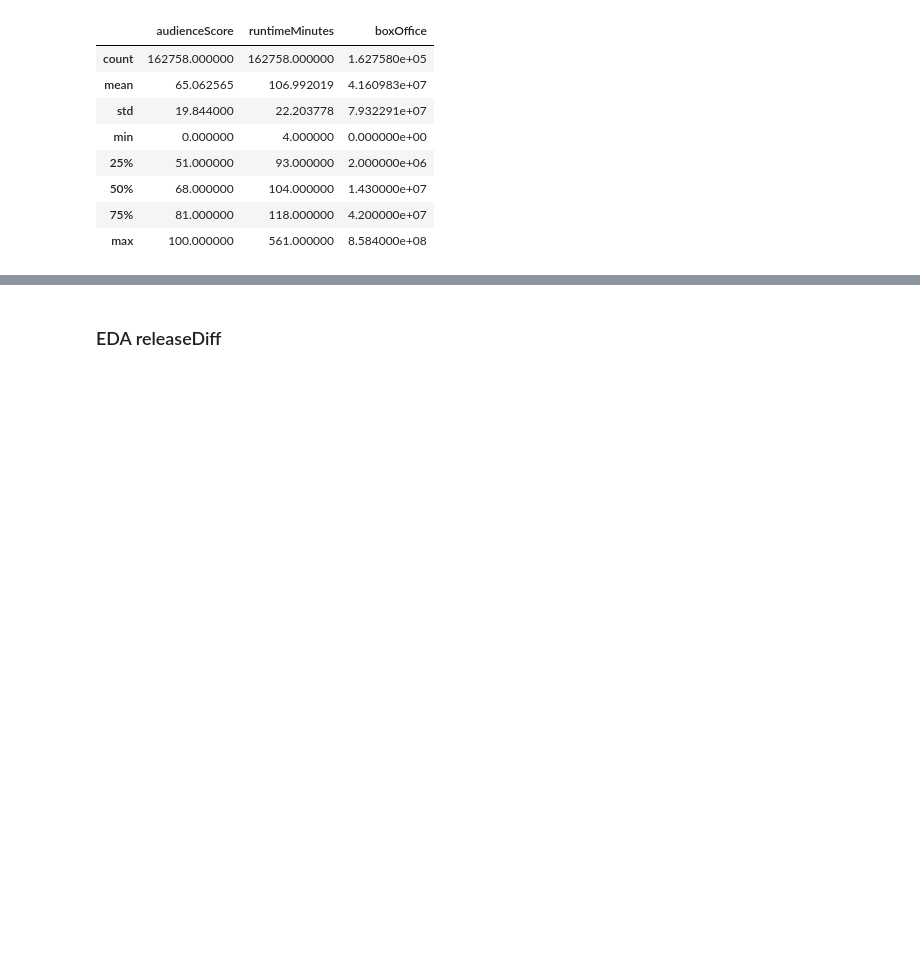
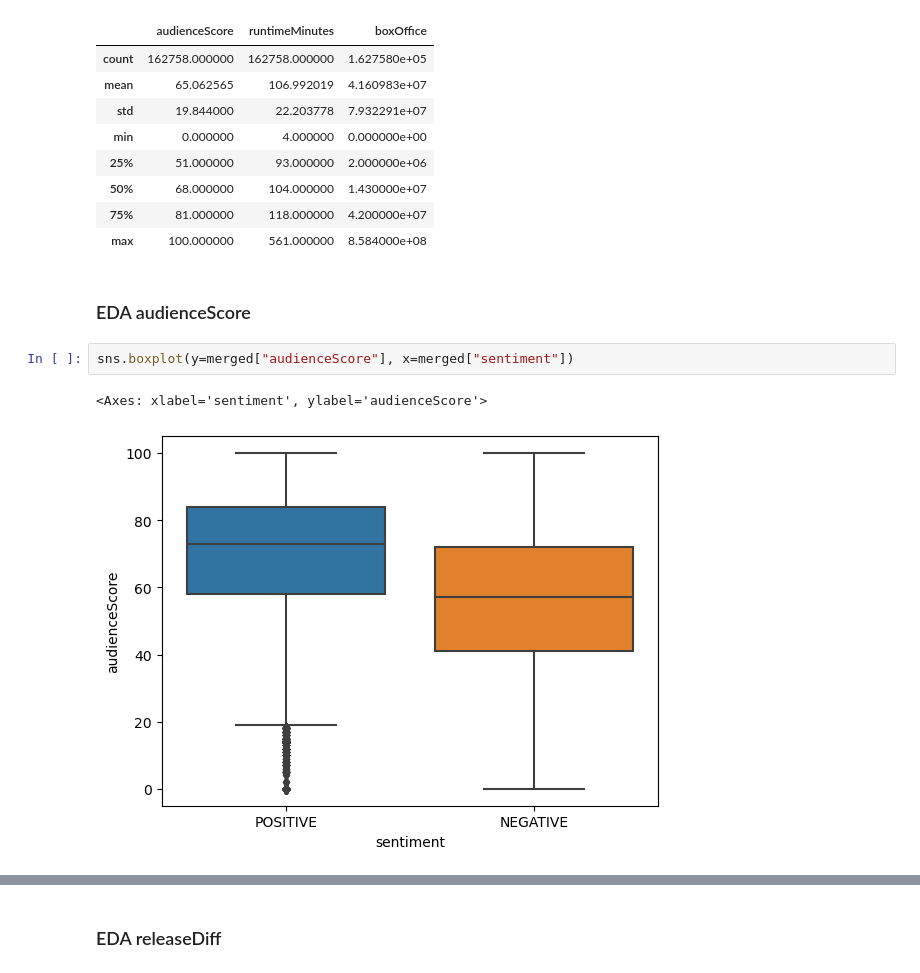
Before and after one commit to ganeshbmc/MLP_project, a Jupyter notebook: 21f1006171-notebook-t22023.ipynb, the cells around one changed output, grey strips where cells are left out. Drawn from its saved outputs; the diff is of its cells as text; blank space fills up the shorter version.

```diff
--- a/21f1006171-notebook-t22023.ipynb
+++ b/21f1006171-notebook-t22023.ipynb
@@ -565,3 +565,10 @@ merged[['audienceScore', 'runtimeMinutes', 'boxOffice']].describe()
 | 50% | 68.000000 | 104.000000 | 1.430000e+07 |
 | 75% | 81.000000 | 118.000000 | 4.200000e+07 |
 | max | 100.000000 | 561.000000 | 8.584000e+08 |
+# %% [markdown]
+### EDA audienceScore
+# %%
+sns.boxplot(y=merged["audienceScore"], x=merged["sentiment"])
+# %% [output]
+<Axes: xlabel='sentiment', ylabel='audienceScore'>
+[figure, added]
```
Also changed, not shown: parts of 4 cells of this notebook.
